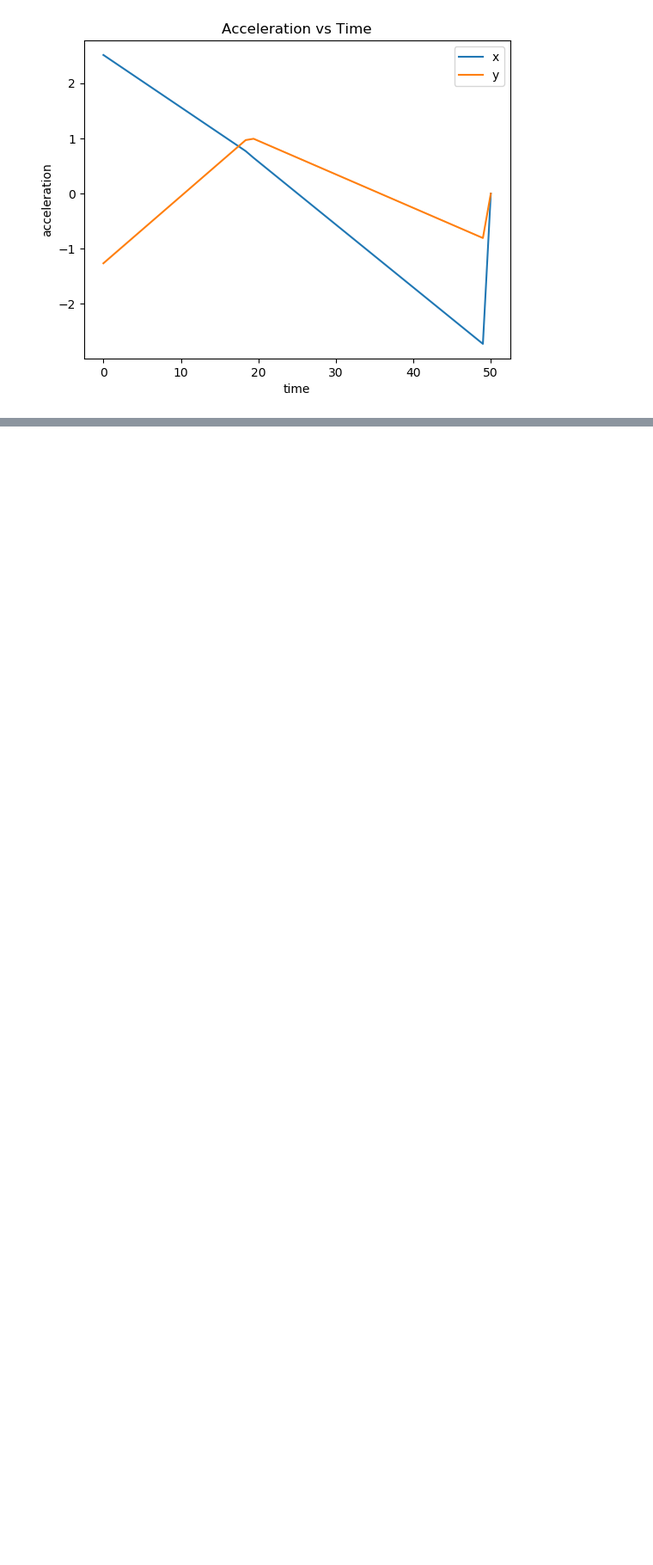
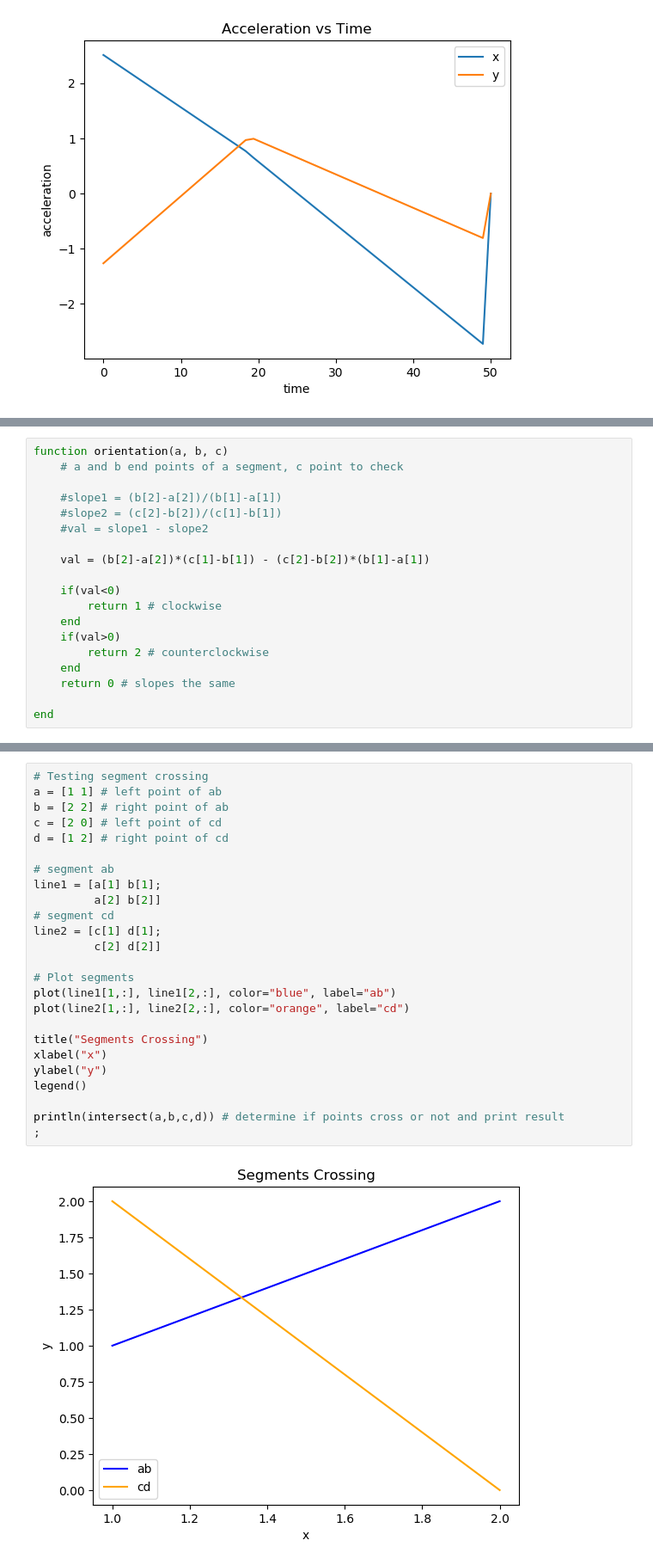
Before and after one commit to apletta/Optimization_PathPlanning, a Jupyter notebook: Wall avoidance.ipynb, the cells around one changed output, grey strips where cells are left out. Shown: that part at 86% size. Saved outputs shown, nothing was run; the diff lists cells and outputs as text; blank space fills up the shorter version.

Commit message:
added segment crossing detection. Does not constrain yet

```diff
--- a/Wall avoidance.ipynb
+++ b/Wall avoidance.ipynb
@@ -157,0 +174,19 @@ true
+# %%
+function orientation(a, b, c)
+    # a and b end points of a segment, c point to check
+
+    #slope1 = (b[2]-a[2])/(b[1]-a[1])
+    #slope2 = (c[2]-b[2])/(c[1]-b[1])
+    #val = slope1 - slope2
+
+    val = (b[2]-a[2])*(c[1]-b[1]) - (c[2]-b[2])*(b[1]-a[1])
+
+    if(val<0)
+        return 1 # clockwise
+    end
+    if(val>0)
+        return 2 # counterclockwise
+    end
+    return 0 # slopes the same
+
+end
@@ -157,0 +241,27 @@ true
+# %%
+# Testing segment crossing
+a = [1 1] # left point of ab
+b = [2 2] # right point of ab
+c = [2 0] # left point of cd
+d = [1 2] # right point of cd
+
+# segment ab
+line1 = [a[1] b[1];
+         a[2] b[2]]
+# segment cd
+line2 = [c[1] d[1];
+         c[2] d[2]]
+
+# Plot segments
+plot(line1[1,:], line1[2,:], color="blue", label="ab")
+plot(line2[1,:], line2[2,:], color="orange", label="cd")
+
+title("Segments Crossing")
+xlabel("x")
+ylabel("y")
+legend()
+
+println(intersect(a,b,c,d)) # determine if points cross or not and print result
+;
+# %% [output]
+[figure, added]
```
Also changed, not shown: parts of 6 cells of this notebook.
